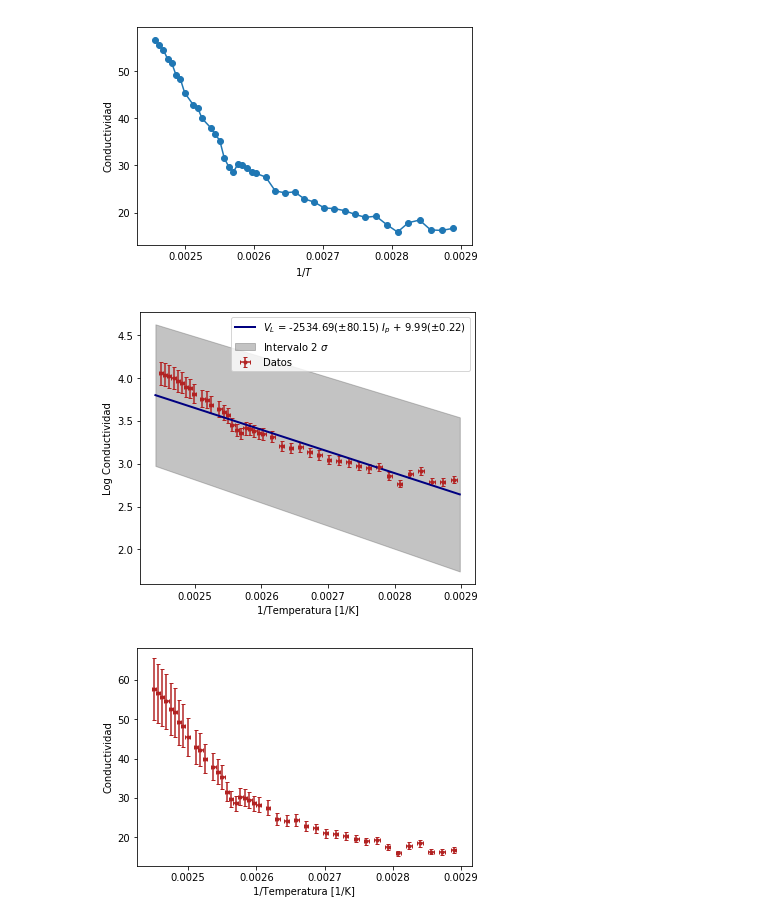
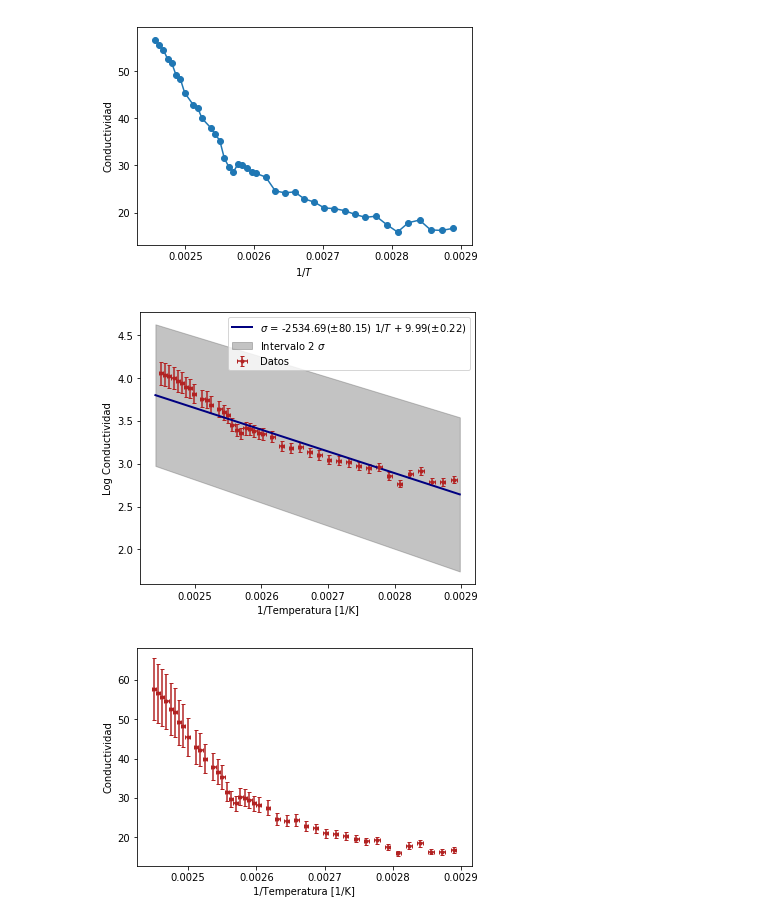
Before and after one commit to jamontanac/Laboratorio-Avanzado, a Jupyter notebook: Hall_Effect/Analisis.ipynb, the cells around one changed output. Drawn from its saved outputs; the diff is of its cells as text; code cells hidden in the pictures.

```diff
--- a/Hall_Effect/Analisis.ipynb
+++ b/Hall_Effect/Analisis.ipynb
@@ -429,25 +428,25 @@ fit_dw= model(popt_dw, x_fit)
 # %%
 plt.figure(figsize=(6,5))
 plt.rcParams["font.size"]= 10
 plt.errorbar(x_obs, y_obs, yerr=y_err, xerr=x_err,capsize=2,fmt=".",color="firebrick", label="Datos",ecolor="firebrick")
 #plt.xlabel("Corriente bobina [mA]", fontsize=18)
 #plt.ylabel("Campo magnetico(mT)", fontsize=18)
 plt.xlabel(r"1/Temperatura [1/K]")
 plt.ylabel("Log Conductividad")
 #plt.title("fit with error on both axis", fontsize=18)
-plt.plot(x_fit, fit, "navy", lw=2, label=r"$V_L$ = {}($\pm${}) $I_p$ {} {}($\pm${})".format(round(popt[0],2),
+plt.plot(x_fit, fit, "navy", lw=2, label=r"$\sigma$ = {}($\pm${}) $1/T$ {} {}($\pm${})".format(round(popt[0],2),
                                                                                     round(perr[0],2),"+" if popt[1]>0 else "-",
                                                                                     round(np.abs(popt[1]),2),round(perr[1],2)))
 plt.fill_between(x_fit, fit_up, fit_dw, alpha=.4,color="dimgray", label=r"Intervalo {} $\sigma$".format(int(nstd)))
 #plt.legend(loc="best",fontsize=18)
 #plt.text(min(x_obs), 0.55*max(y_obs), r'$R^2$={}'.format(round(R_2,3)))
 plt.legend(loc="best")
 #plt.xlim(min(x_obs)-0.00007,max(x_obs)+0.00007)
 #plt.ylim(min(y_obs)-0.2,max(y_obs)+0.2)
 plt.savefig("Figuras/Comnductividad_Temperatura.png")
 plt.show()
 # %% [output]
-[figure, old version]
+[figure, new version]
 # %%
 x_obs = np.array(1.0/Act_4_1["Temperatura"])
 y_obs = np.array(Act_4_1["Ip"]/Act_4_1["Voltaje longitudinal"])
```
Also changed, not shown: parts of 9 cells of this notebook, 2 other files.
